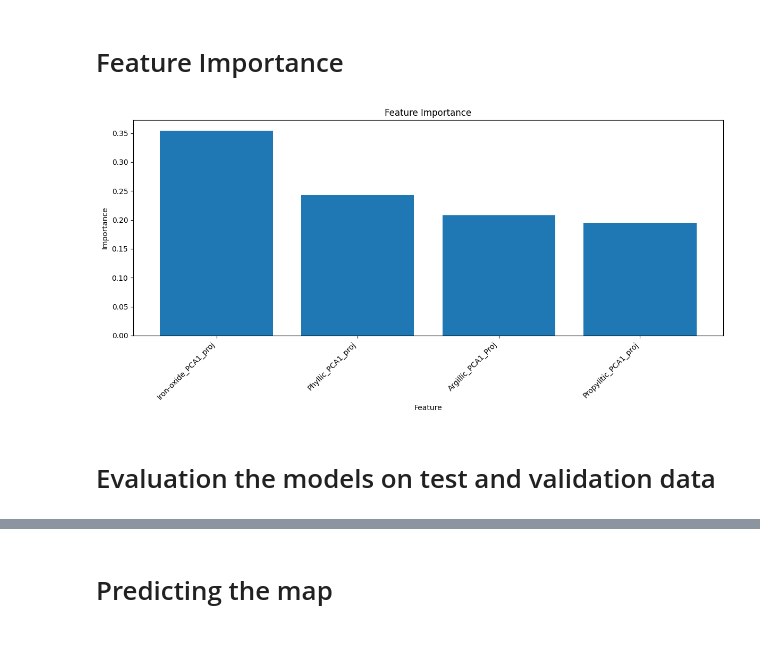
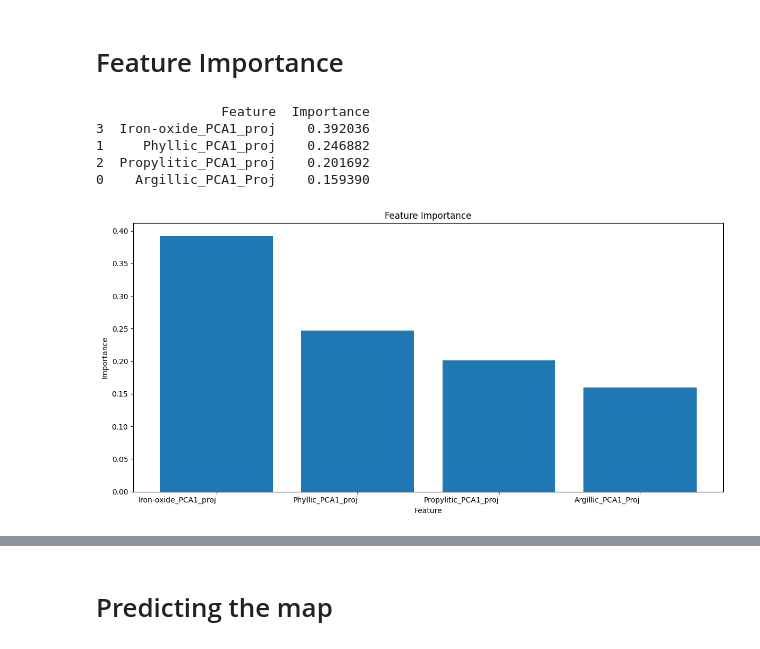
Before and after one commit to SirakMario/Predicting-Mineral-Anomalies-using-ASTER-and-Sentinel-2-data-in-Adobha-Eritrea, a Jupyter notebook: Predicting Mineral Anomalies using ASTER and Sentinel-2 data in Adobha, Eritrea.ipynb, the cells around one changed output, grey strips where cells are left out. Drawn from its saved outputs; the diff is of its cells as text; code cells hidden in the pictures.

```diff
--- a/Predicting Mineral Anomalies using ASTER and Sentinel-2 data in Adobha, Eritrea.ipynb
+++ b/Predicting Mineral Anomalies using ASTER and Sentinel-2 data in Adobha, Eritrea.ipynb
@@ -203,24 +115,20 @@ Name: count, dtype: int64
 # %% [markdown]
 # Training the 3 models
 # %%
-# Training the model
 #1. Original data
-model_original = RandomForestClassifier(random_state=42)
-#model_original = RandomForestClassifier(random_state=42)
-model_original.fit(X_train, y_train)
-# Save the model
-joblib.dump(model_original, '/content/drive/MyDrive/classification/Training_test_validation2/Trial2/random_forest_original_default.pkl')
+model_original_RF = RandomForestClassifier(random_state=42, bootstrap= True, class_weight= 'balanced', criterion= 'entropy', max_depth= 15, max_features= None, min_samples_leaf= 5, min_samples_split= 10, n_estimators= 100)
+model_original_RF.fit(X_train, y_train)
+joblib.dump(model_original_RF, '/content/drive/MyDrive/classification/Training_test_validation2/Trial2/random_forest_original_tunned_param.pkl')
 
 # 2. Oversampling using SMOTE
-model_smote = RandomForestClassifier(random_state=42)
-model_smote.fit(X_train_smote, y_train_smote)
-# Save the model
-joblib.dump(model_smote, '/content/drive/MyDrive/classification/Training_test_validation2/Trial2/random_forest_smote_default.pkl')
+model_smote_RF = RandomForestClassifier(random_state=42,bootstrap= True, class_weight= 'balanced', criterion = 'entropy', max_depth= 15, max_features= None, min_samples_leaf= 5, min_samples_split= 10, n_estimators= 200)
+model_smote_RF.fit(X_train_smote, y_train_smote)
+joblib.dump(model_smote_RF, '/content/drive/MyDrive/classification/Training_test_validation2/Trial2/random_forest_smote_tunned_param.pkl')
 
 # 3. Undersampling using RandomUnderSampler
-model_under = RandomForestClassifier(random_state=42)
-model_under.fit(X_train_under, y_train_under)
+model_under_RF = RandomForestClassifier(random_state=42,bootstrap= True, class_weight= 'balanced', criterion='entropy', max_depth= 15, min_samples_leaf= 5, n_estimators=100)
+model_under_RF.fit(X_train_under, y_train_under)
+joblib.dump(model_under_RF, '/content/drive/MyDrive/classification/Training_test_validation2/Trial2/random_forest_undersampling_tunned_param.pkl')
 
-# Save the model
-joblib.dump(model_under, '/content/drive/MyDrive/classification/Training_test_validation2/Trial2/random_forest_undersampling_default.pkl')
+print ("Model trained and saved")
 # %% [output]
@@ -228,31 +239,37 @@ joblib.dump(model_under, '/content/drive/MyDrive/classification/Training_test_va
 # %% [markdown]
 # Feature Importance
 # %%
+import pandas as pd
+import matplotlib.pyplot as plt
+
 # Assuming you have feature names
 feature_names = X_train.columns if hasattr(X_train, 'columns') else [f'Feature {i}' for i in range(X_train.shape[1])]
 
 # Extract feature importance
-feature_importances = model_original.feature_importances_
+feature_importances = model_original_RF.feature_importances_
 
 # Create a DataFrame for better visualization
 importance_df = pd.DataFrame({
     'Feature': feature_names,
     'Importance': feature_importances
 }).sort_values(by='Importance', ascending=False)
 
 # Display the DataFrame
-#print(importance_df)
+print(importance_df)
 
 # Plot feature importance (vertical bar chart)
 plt.figure(figsize=(12, 6))
-plt.bar(importance_df['Feature'], importance_df['Importance'])
+plt.bar(importance_df['Feature'], importance_df['Importance'])  # Fixed typo here
 plt.xlabel('Feature')
 plt.ylabel('Importance')
 plt.title('Feature Importance')
-plt.xticks(rotation=45, ha='right')  # Rotate x-axis labels for readability
+plt.xticks(rotation=0, ha='right')  # Rotate x-axis labels for readability
 plt.tight_layout()  # Adjust layout to prevent overlap
 plt.show()
 # %% [output]
+                Feature  Importance
+3  Iron-oxide_PCA1_proj    0.392036
+1     Phyllic_PCA1_proj    0.246882
+2  Propylitic_PCA1_proj    0.201692
+0    Argillic_PCA1_Proj    0.159390
-[figure, old version]
+[figure, new version]
-# %% [markdown]
-# Evaluation the models on test and validation data
```
Also changed, not shown: parts of 43 cells of this notebook.
